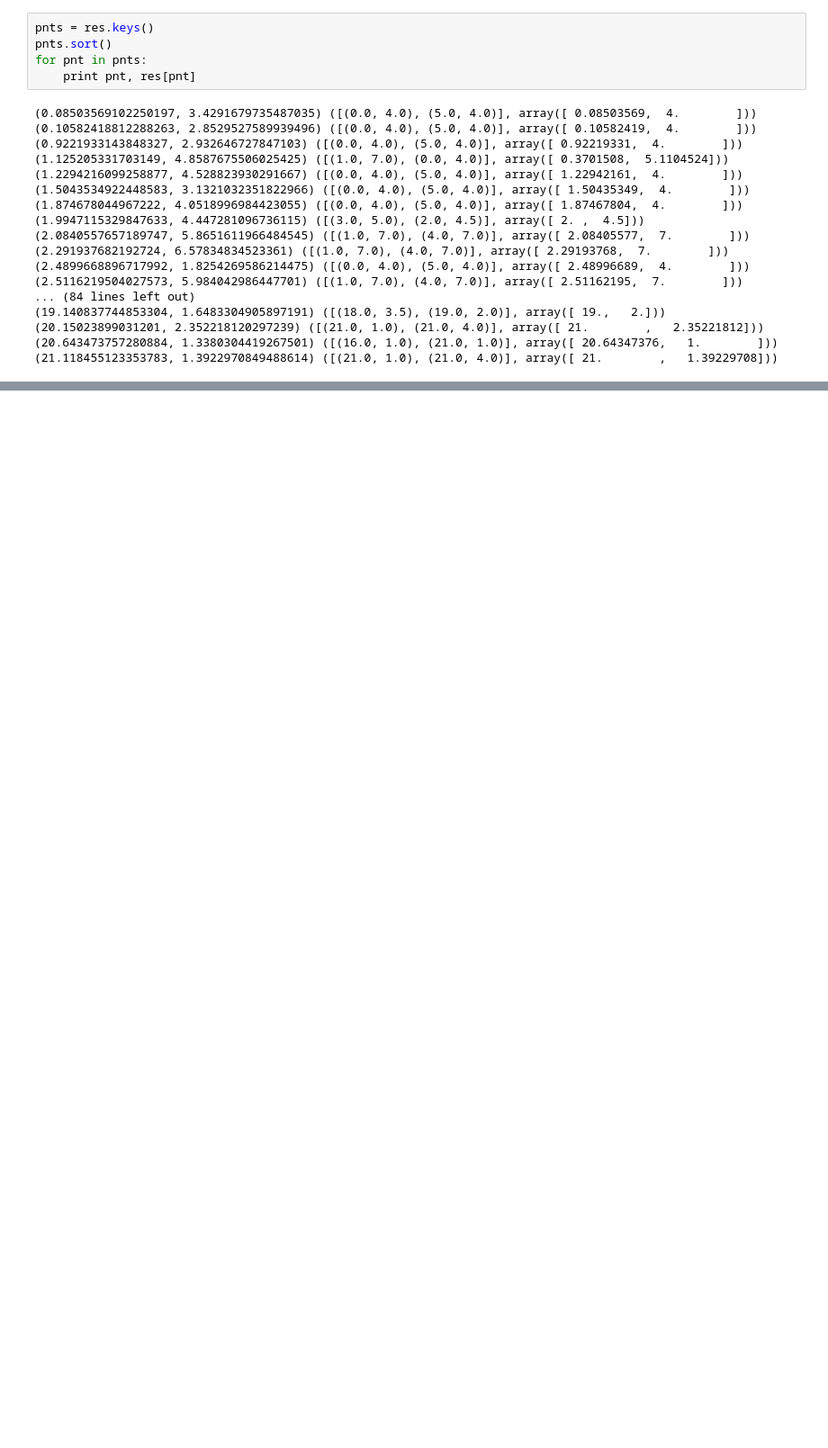
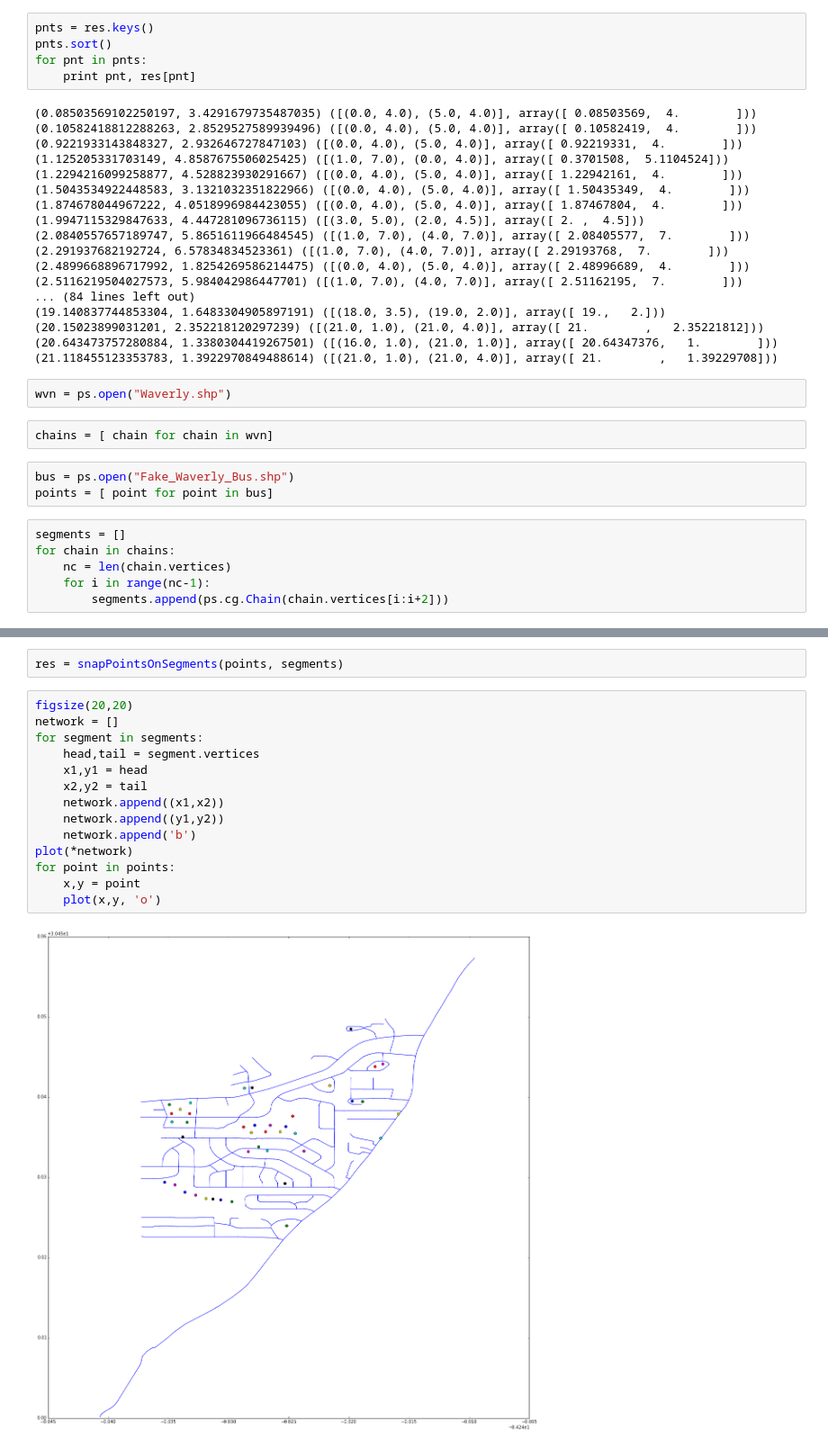
Before and after one commit to pysal/spaghetti, a Jupyter notebook: snapping.ipynb, the cells around one changed output, grey strips where cells are left out. Shown at 90% size. Drawn from its saved outputs; the diff is of its cells as text; blank space fills up the shorter version.

Commit message:
working for the Waverly example

```diff
--- a/snapping.ipynb
+++ b/snapping.ipynb
@@ -205,3 +207,16 @@ for pnt in pnts:
 (20.15023899031201, 2.352218120297239) ([(21.0, 1.0), (21.0, 4.0)], array([ 21.        ,   2.35221812]))
 (20.643473757280884, 1.3380304419267501) ([(16.0, 1.0), (21.0, 1.0)], array([ 20.64347376,   1.        ]))
 (21.118455123353783, 1.3922970849488614) ([(21.0, 1.0), (21.0, 4.0)], array([ 21.        ,   1.39229708]))
+# %%
+wvn = ps.open("Waverly.shp")
+# %%
+chains = [ chain for chain in wvn]
+# %%
+bus = ps.open("Fake_Waverly_Bus.shp")
+points = [ point for point in bus]
+# %%
+segments = []
+for chain in chains:
+    nc = len(chain.vertices)
+    for i in range(nc-1):
+        segments.append(ps.cg.Chain(chain.vertices[i:i+2]))
@@ -207,0 +227,18 @@ for pnt in pnts:
+# %%
+res = snapPointsOnSegments(points, segments)
+# %%
+figsize(20,20)
+network = []
+for segment in segments:
+    head,tail = segment.vertices
+    x1,y1 = head
+    x2,y2 = tail
+    network.append((x1,x2))
+    network.append((y1,y2))
+    network.append('b')
+plot(*network)
+for point in points:
+    x,y = point
+    plot(x,y, 'o')
+# %% [output]
+[figure, added]
```
Also changed, not shown: parts of 4 cells of this notebook.
